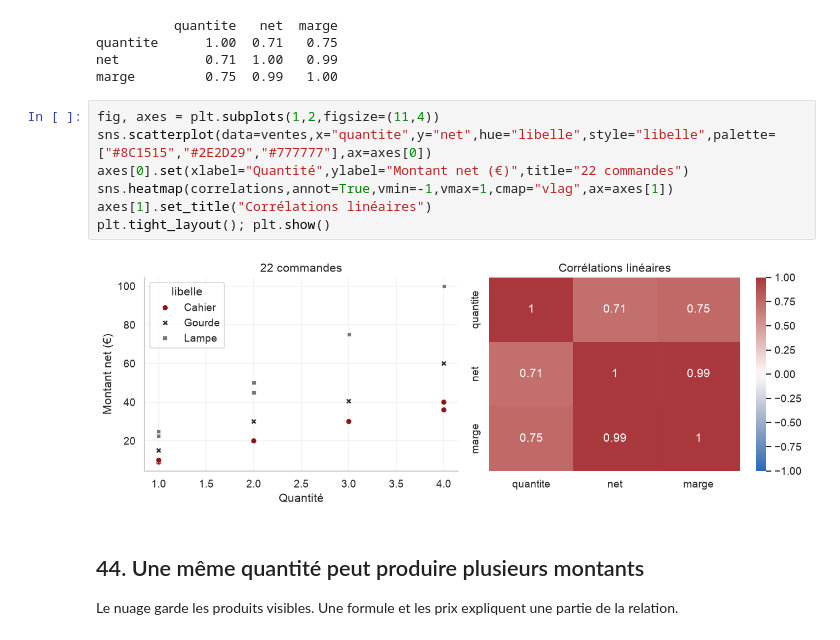
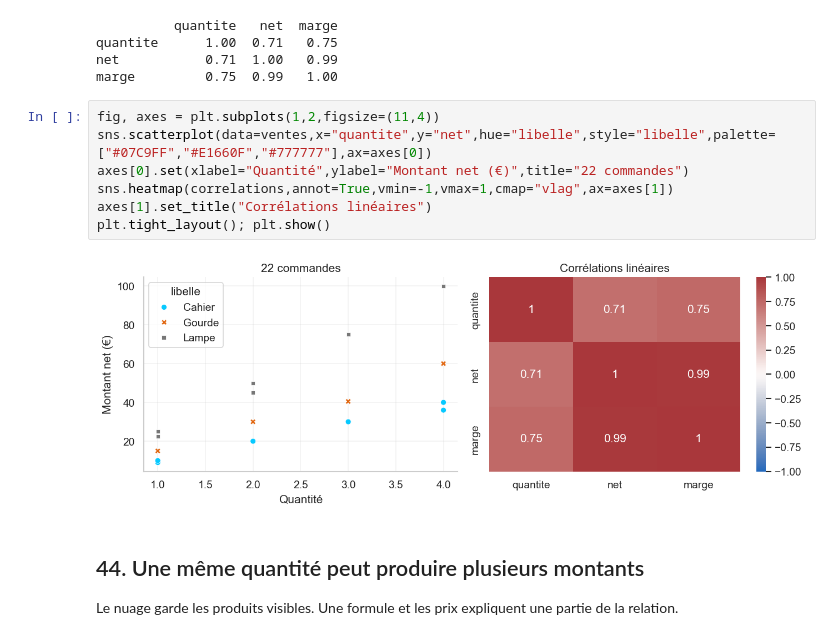
Before and after one commit to BechirTr/python-for-data-science-course, a Jupyter notebook: TD-TP/chapitre_07/chapitre_07_pandas.ipynb, the cells around one changed output. Drawn from its saved outputs; the diff is of its cells as text.

```diff
--- a/TD-TP/chapitre_07/chapitre_07_pandas.ipynb
+++ b/TD-TP/chapitre_07/chapitre_07_pandas.ipynb
@@ -796,13 +1200,13 @@ net           0.71  1.00   0.99
 marge         0.75  0.99   1.00
 # %%
 fig, axes = plt.subplots(1,2,figsize=(11,4))
-sns.scatterplot(data=ventes,x="quantite",y="net",hue="libelle",style="libelle",palette=["#8C1515","#2E2D29","#777777"],ax=axes[0])
+sns.scatterplot(data=ventes,x="quantite",y="net",hue="libelle",style="libelle",palette=["#07C9FF","#E1660F","#777777"],ax=axes[0])
 axes[0].set(xlabel="Quantité",ylabel="Montant net (€)",title="22 commandes")
 sns.heatmap(correlations,annot=True,vmin=-1,vmax=1,cmap="vlag",ax=axes[1])
 axes[1].set_title("Corrélations linéaires")
 plt.tight_layout(); plt.show()
 # %% [output]
-[figure, old version]
+[figure, new version]
 # %% [markdown]
 ## 44. Une même quantité peut produire plusieurs montants
 
```
Also changed, not shown: parts of 43 cells of this notebook, 11 other files.
